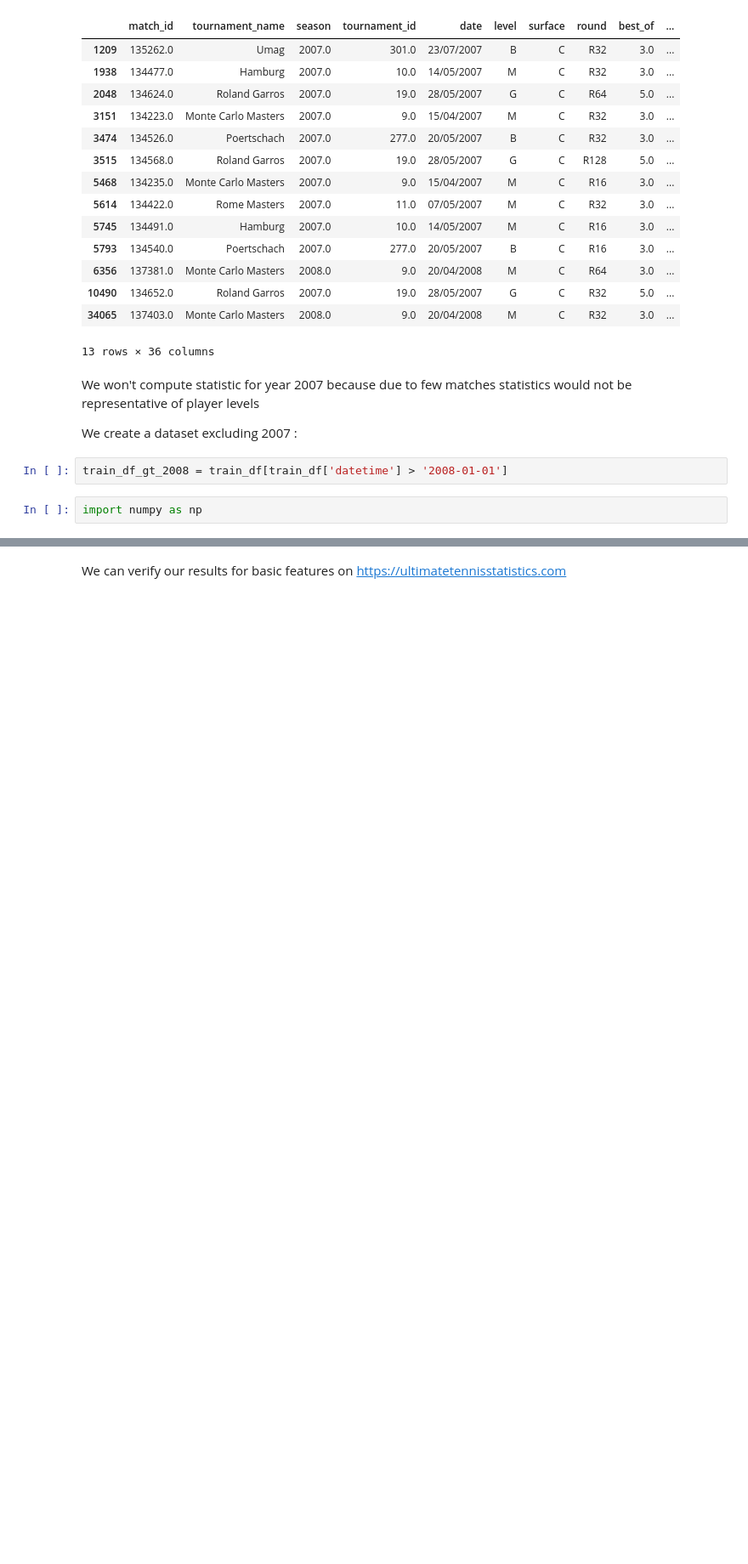
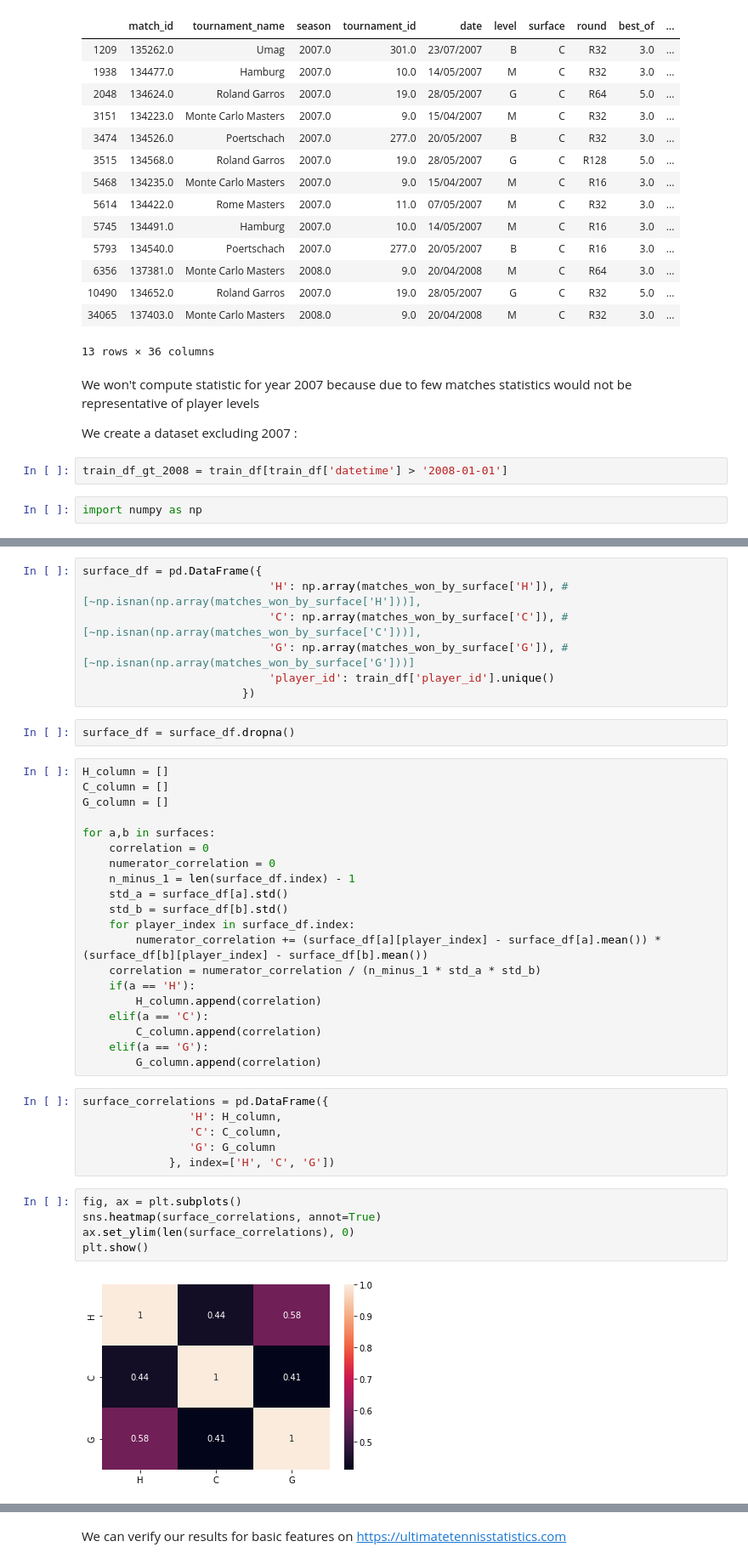
Before and after one commit to Thrynk/Tennis-prediction, a Jupyter notebook: big analysis/feature engineering/Historical averaging.ipynb, the cells around one changed output, grey strips where cells are left out. Shown at 85% size. Saved outputs shown, nothing was run; the diff lists cells and outputs as text; blank space fills up the shorter version.

```diff
--- a/big analysis/feature engineering/Historical averaging.ipynb
+++ b/big analysis/feature engineering/Historical averaging.ipynb
@@ -106,3 +80,45 @@ import numpy as np
+# %%
+surface_df = pd.DataFrame({
+                            'H': np.array(matches_won_by_surface['H']), #[~np.isnan(np.array(matches_won_by_surface['H']))],
+                            'C': np.array(matches_won_by_surface['C']), #[~np.isnan(np.array(matches_won_by_surface['C']))],
+                            'G': np.array(matches_won_by_surface['G']), #[~np.isnan(np.array(matches_won_by_surface['G']))]
+                            'player_id': train_df['player_id'].unique()
+                        })
+# %%
+surface_df = surface_df.dropna()
+# %%
+H_column = []
+C_column = []
+G_column = []
+
+for a,b in surfaces:
+    correlation = 0
+    numerator_correlation = 0
+    n_minus_1 = len(surface_df.index) - 1
+    std_a = surface_df[a].std()
+    std_b = surface_df[b].std()
+    for player_index in surface_df.index:
+        numerator_correlation += (surface_df[a][player_index] - surface_df[a].mean()) *  (surface_df[b][player_index] - surface_df[b].mean())
+    correlation = numerator_correlation / (n_minus_1 * std_a * std_b)
+    if(a == 'H'):
+        H_column.append(correlation)
+    elif(a == 'C'):
+        C_column.append(correlation)
+    elif(a == 'G'):
+        G_column.append(correlation)
+# %%
+surface_correlations = pd.DataFrame({
+                'H': H_column,
+                'C': C_column,
+                'G': G_column
+             }, index=['H', 'C', 'G'])
+# %%
+fig, ax = plt.subplots()
+sns.heatmap(surface_correlations, annot=True)
+ax.set_ylim(len(surface_correlations), 0)
+plt.show()
+# %% [output]
+[figure, added]
 # %%
 from tqdm.notebook import tqdm
 
```
Also changed, not shown: parts of 16 cells of this notebook, 3 other files.
